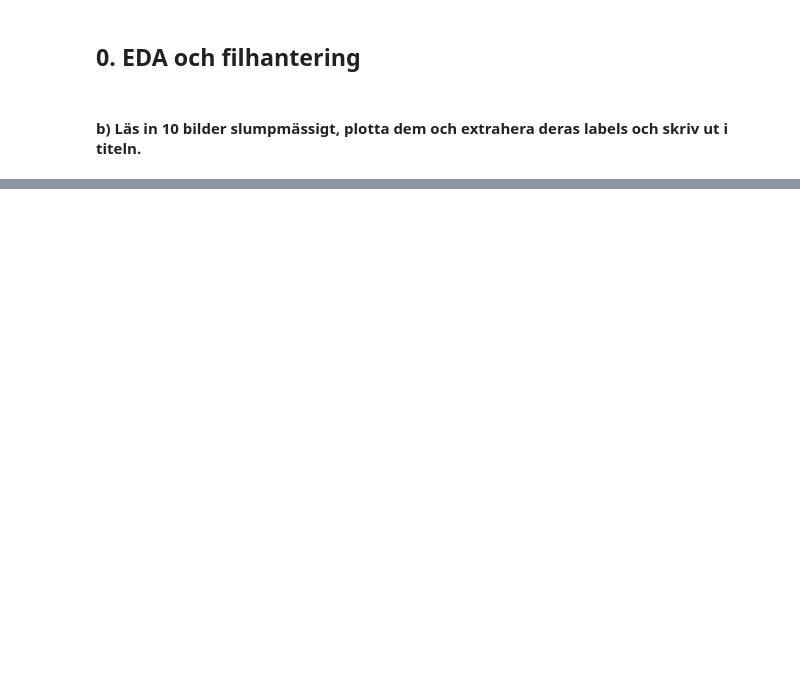
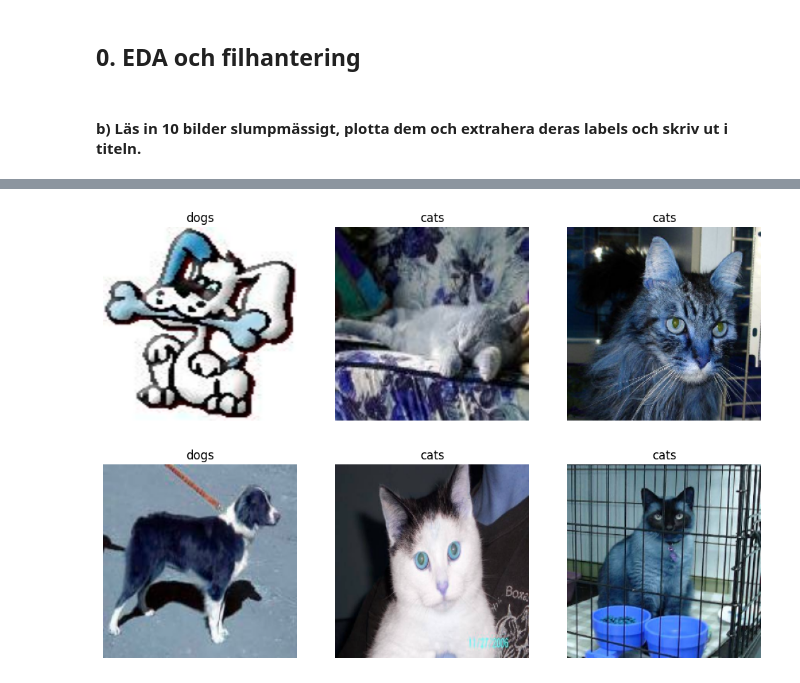
Before and after one commit to Joelholmb/AI-Joel-Holmberg-OPA23, a Jupyter notebook: labs/Labb2_ DL.ipynb, the cells around one changed output, grey strips where cells are left out. Drawn from its saved outputs; the diff is of its cells as text; code cells hidden in the pictures; blank space fills up the shorter version.

```diff
--- a/labs/Labb2_ DL.ipynb
+++ b/labs/Labb2_ DL.ipynb
@@ -41,0 +133,21 @@ for folder in folders:
+# %%
+
+def plot_random_images_with_labels(images, labels, categories, num_images=6):
+    # Skapa en ny figur för plottning
+    plt.figure(figsize=(12, 8))
+    # Välj slumpmässiga index från bildlistan
+    random_indices = np.random.choice(len(images), num_images, replace=False)
+
+    for i, idx in enumerate(random_indices):
+        plt.subplot(2, 3, i+1)
+        # Plotta bilden med det slumpmässiga indexet
+        plt.imshow(images[idx])
+        # Hämta label för den aktuella bilden och sätt titeln på subploten
+        plt.title(categories[np.argmax(labels[idx])])
+        plt.axis('off')
+    plt.show()
+
+# Anropa funktionen med testdata och kategorier för att plotta slumpmässiga bilder
+plot_random_images_with_labels(test_images, test_labels, categories)
+# %% [output]
+[figure, added]
```
Also changed, not shown: parts of 17 cells of this notebook, 1 other file.
